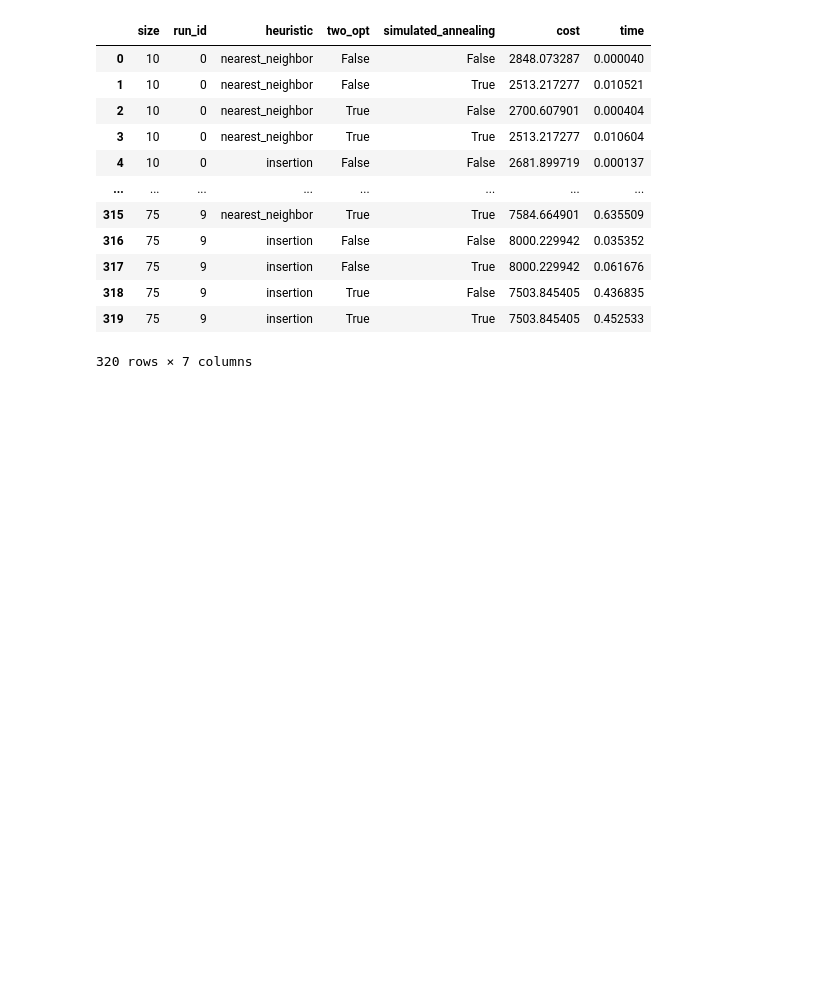
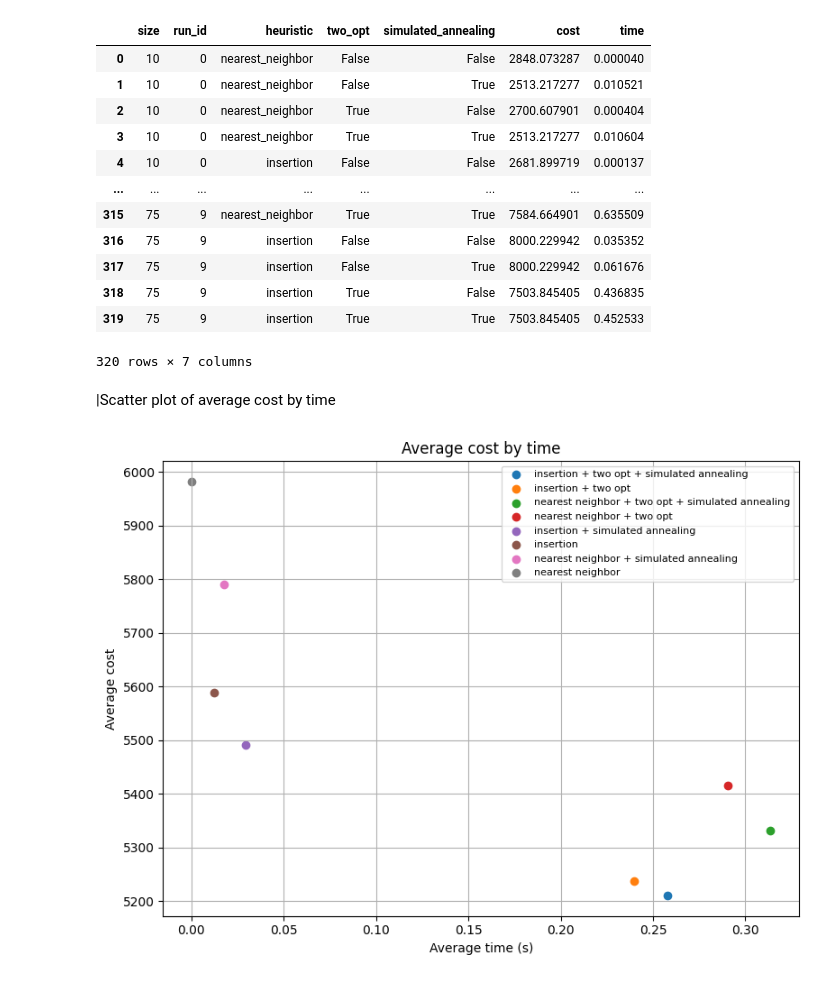
Before and after one commit to myriamschulmann/tsp-project, a Jupyter notebook: tsp-project.ipynb, the cells around one changed output. Drawn from its saved outputs; the diff is of its cells as text; code cells hidden in the pictures; blank space fills up the shorter version.

Commit message:
Add scatter plots for cost vs time comparison

```diff
--- a/tsp-project.ipynb
+++ b/tsp-project.ipynb
@@ -558,3 +558,33 @@ df
 | 318 | 75 | 9 | insertion | True | False | 7503.845405 | 0.436835 |
 | 319 | 75 | 9 | insertion | True | True | 7503.845405 | 0.452533 |
 320 rows × 7 columns
+# %% [markdown]
+|Scatter plot of average cost by time
+# %%
+plt.figure(figsize=(8, 6))
+
+summary = (
+    df.groupby(['heuristic', 'two_opt', 'simulated_annealing'])
+      .agg(mean_cost=('cost', 'mean'),
+           mean_time=('time', 'mean'))
+      .reset_index()
+      .sort_values('mean_cost')
+)
+
+for idx, row in summary.iterrows():
+    label = row['heuristic'].replace("_", " ")
+    if row['two_opt']:
+        label += " + two opt"
+    if row['simulated_annealing']:
+        label += " + simulated annealing"
+    plt.scatter(row['mean_time'], row['mean_cost'], label=label)
+
+plt.xlabel("Average time (s)")
+plt.ylabel("Average cost")
+plt.title("Average cost by time")
+plt.legend(fontsize=8)
+plt.grid(True)
+plt.tight_layout()
+plt.show()
+# %% [output]
+[figure, added]
```
Also changed, not shown: parts of 2 cells of this notebook.
